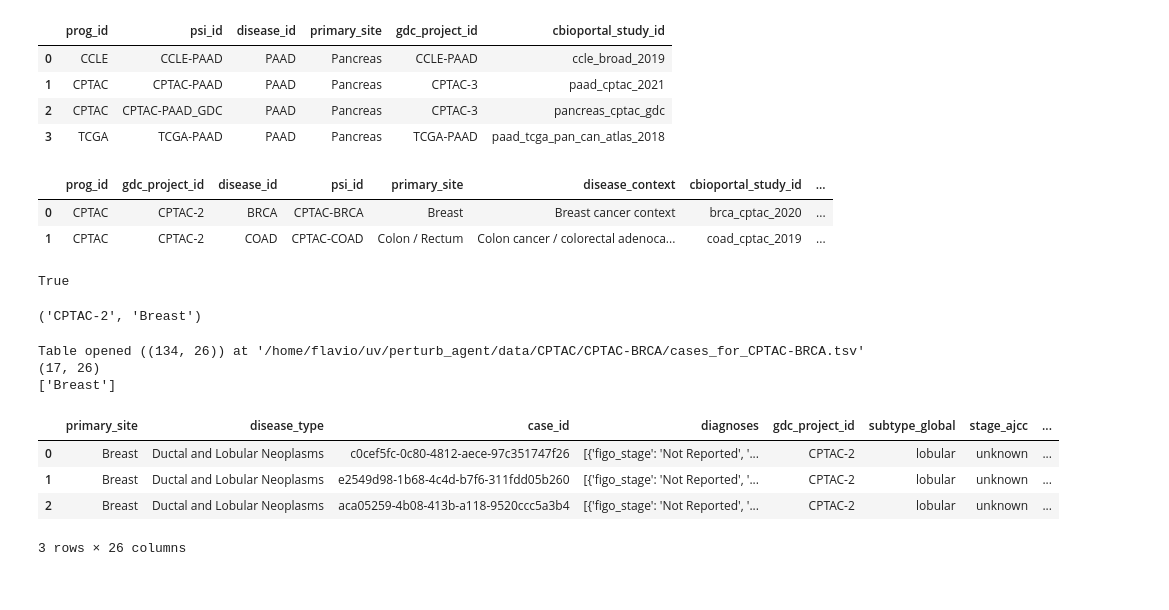
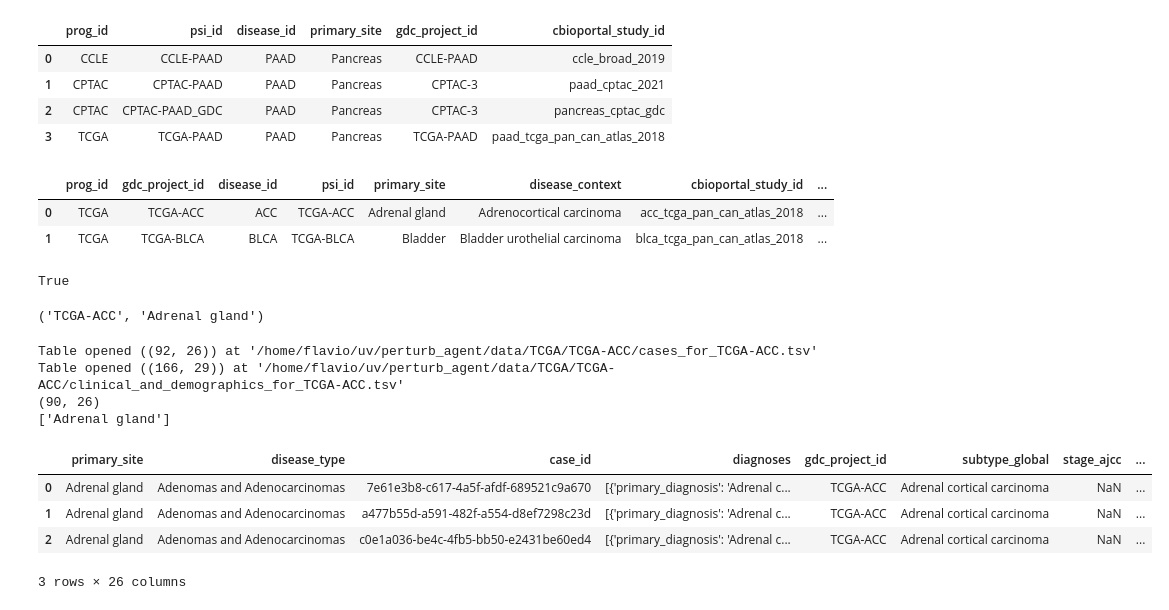
Before and after one commit to flalix/perturb_agent, a Jupyter notebook: notebooks/mtp_TCGA_51b_PSI_all_programs_demographics.ipynb, the cells around one changed output. Saved outputs shown, nothing was run; the diff lists cells and outputs as text; code cells hidden in the pictures.

```diff
--- a/notebooks/mtp_TCGA_51b_PSI_all_programs_demographics.ipynb
+++ b/notebooks/mtp_TCGA_51b_PSI_all_programs_demographics.ipynb
@@ -246,12 +246,17 @@ psi_id = 'CCLE-BRCA'
 prog_id = 'CPTAC'
 psi_id = 'CPTAC-BRCA'
 
+prog_id = 'TCGA'
+psi_id = 'TCGA-ACC'
+psi_id = 'TCGA-BRCA'
+
+
 df_psi = gdc.get_primary_sites(prog_id=prog_id, verbose=verbose)
 df_psi.head(2)
 # %% [output]
 |  | prog_id | gdc_project_id | disease_id | psi_id | primary_site | disease_context | cbioportal_study_id | ... |
-| 0 | CPTAC | CPTAC-2 | BRCA | CPTAC-BRCA | Breast | Breast cancer context | brca_cptac_2020 | ... |
-| 1 | CPTAC | CPTAC-2 | COAD | CPTAC-COAD | Colon / Rectum | Colon cancer / colorectal adenoca... | coad_cptac_2019 | ... |
+| 0 | TCGA | TCGA-ACC | ACC | TCGA-ACC | Adrenal gland | Adrenocortical carcinoma | acc_tcga_pan_can_atlas_2018 | ... |
+| 1 | TCGA | TCGA-BLCA | BLCA | TCGA-BLCA | Bladder | Bladder urothelial carcinoma | blca_tcga_pan_can_atlas_2018 | ... |
 # %%
 
 gdc.set_primary_site(psi_id)
@@ -260,22 +265,23 @@ True
 # %%
 gdc.gdc_project_id, gdc.primary_site
 # %% [output]
-('CPTAC-2', 'Breast')
+('TCGA-ACC', 'Adrenal gland')
 # %%
 force=False
 verbose=True
 
-df_cases, df_subt, _ = gdc.get_cases_and_subtypes(batch_size=200, do_filter=True, force=force, verbose=verbose)
+df_cases, df_subt, df_clin_demo = gdc.get_cases_and_subtypes(batch_size=200, do_filter=True, force=force, verbose=verbose)
 
 print(df_cases.shape)
 print(df_cases.primary_site.unique())
 df_cases.head(3)
 # %% [output]
-Table opened ((134, 26)) at '/home/flavio/uv/perturb_agent/data/CPTAC/CPTAC-BRCA/cases_for_CPTAC-BRCA.tsv'
-(17, 26)
-['Breast']
+Table opened ((92, 26)) at '/home/flavio/uv/perturb_agent/data/TCGA/TCGA-ACC/cases_for_TCGA-ACC.tsv'
+Table opened ((166, 29)) at '/home/flavio/uv/perturb_agent/data/TCGA/TCGA-ACC/clinical_and_demographics_for_TCGA-ACC.tsv'
+(90, 26)
+['Adrenal gland']
 |  | primary_site | disease_type | case_id | diagnoses | gdc_project_id | subtype_global | stage_ajcc | ... |
-| 0 | Breast | Ductal and Lobular Neoplasms | c0cef5fc-0c80-4812-aece-97c351747f26 | [{'figo_stage': 'Not Reported', '... | CPTAC-2 | lobular | unknown | ... |
-| 1 | Breast | Ductal and Lobular Neoplasms | e2549d98-1b68-4c4d-b7f6-311fdd05b260 | [{'figo_stage': 'Not Reported', '... | CPTAC-2 | lobular | unknown | ... |
-| 2 | Breast | Ductal and Lobular Neoplasms | aca05259-4b08-413b-a118-9520ccc5a3b4 | [{'figo_stage': 'Not Reported', '... | CPTAC-2 | lobular | unknown | ... |
+| 0 | Adrenal gland | Adenomas and Adenocarcinomas | 7e61e3b8-c617-4a5f-afdf-689521c9a670 | [{'primary_diagnosis': 'Adrenal c... | TCGA-ACC | Adrenal cortical carcinoma | NaN | ... |
+| 1 | Adrenal gland | Adenomas and Adenocarcinomas | a477b55d-a591-482f-a554-d8ef7298c23d | [{'primary_diagnosis': 'Adrenal c... | TCGA-ACC | Adrenal cortical carcinoma | NaN | ... |
+| 2 | Adrenal gland | Adenomas and Adenocarcinomas | c0e1a036-be4c-4fb5-bb50-e2431be60ed4 | [{'primary_diagnosis': 'Adrenal c... | TCGA-ACC | Adrenal cortical carcinoma | NaN | ... |
 3 rows × 26 columns
```
Also changed, not shown: parts of 33 cells of this notebook, 2 other files.
